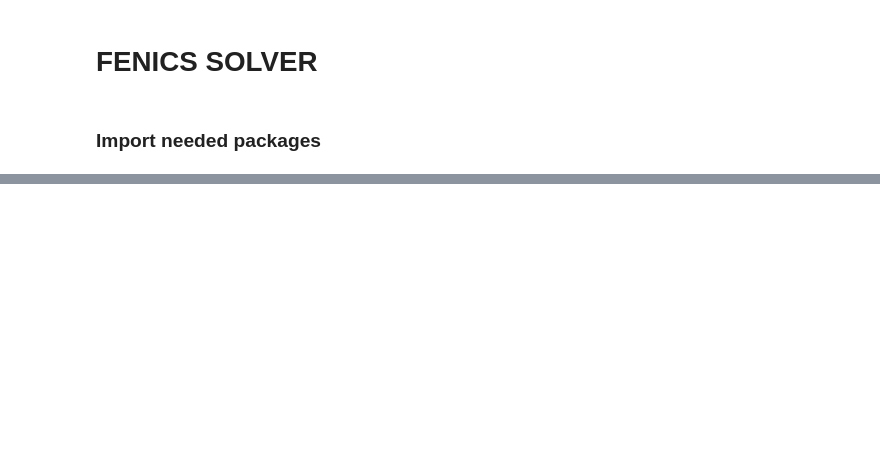
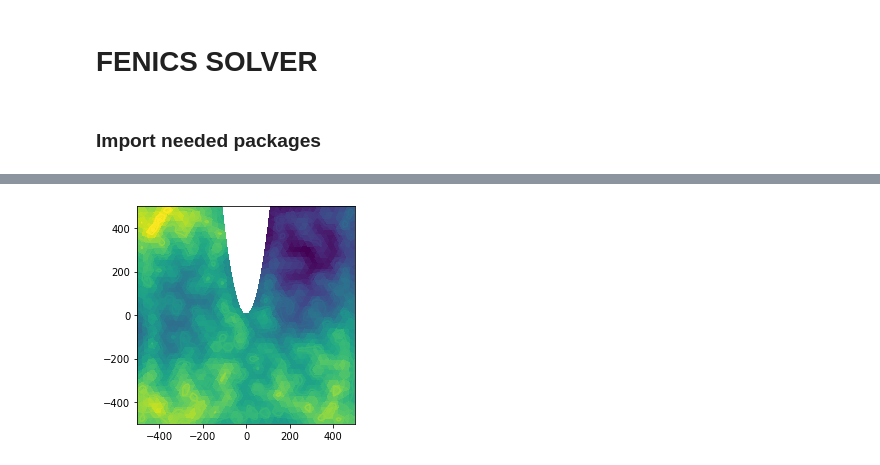
Before and after one commit to ColgateShots/PNP, a Jupyter notebook: FENICS_SOLVER_MESHED.ipynb, the cells around one changed output, grey strips where cells are left out. Cells and saved outputs as stored; diff of their text form; code cells hidden in the pictures; blank space fills up the shorter version.

```diff
--- a/FENICS_SOLVER_MESHED.ipynb
+++ b/FENICS_SOLVER_MESHED.ipynb
@@ -196,0 +112,4 @@ ax.plot(Y,U_xy[10])
+# %%
+plot(S2)
+# %% [output]
+[figure, added]
```
Also changed, not shown: parts of 16 cells of this notebook.
